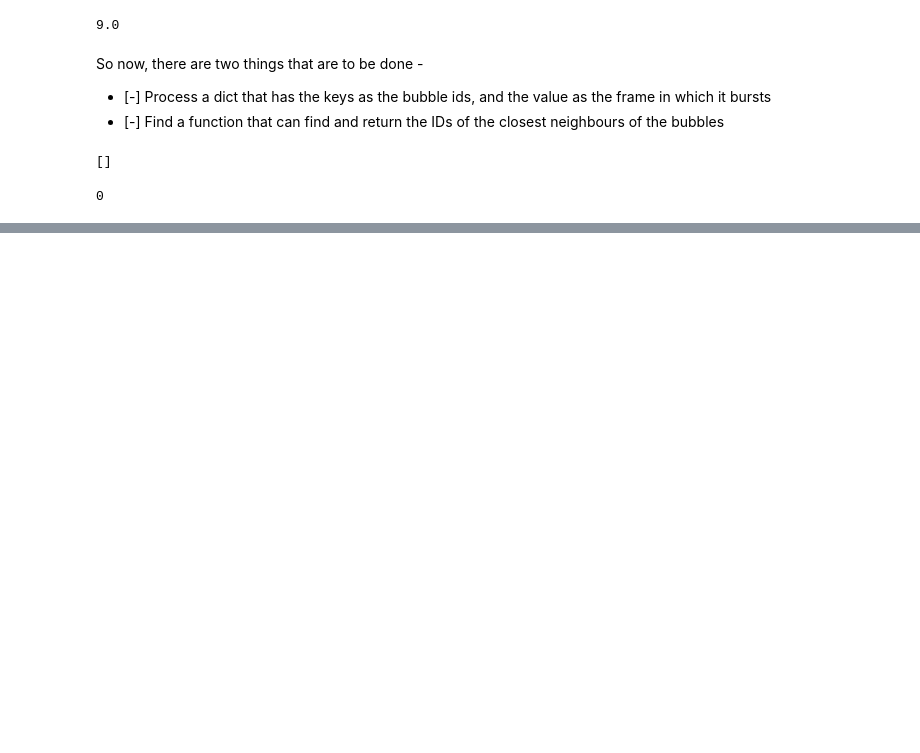
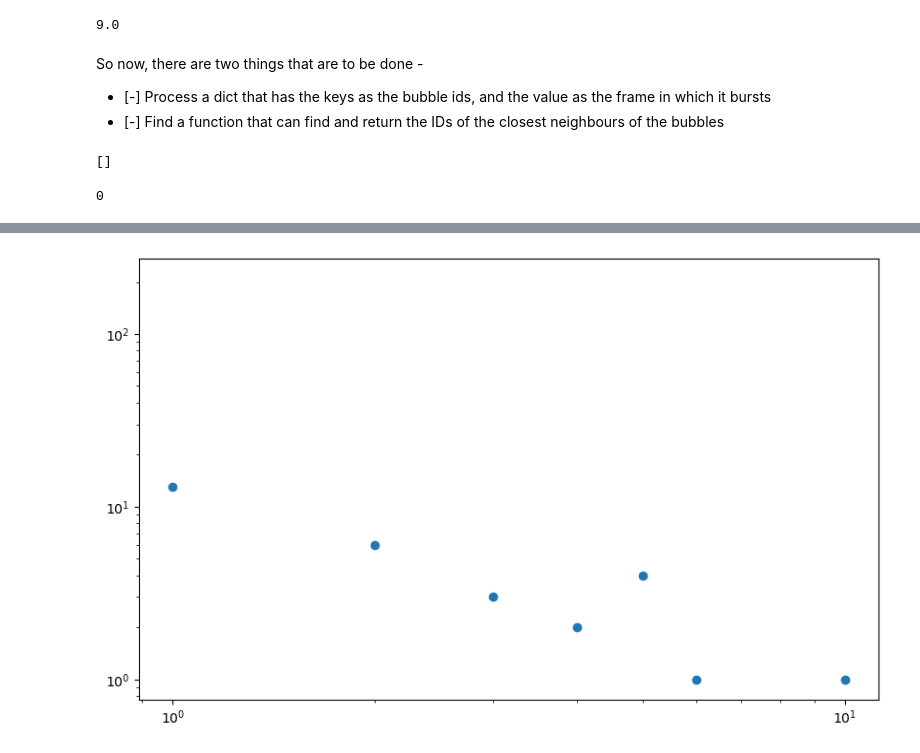
Before and after one commit to CasioWave/bubble-video-analysis, a Jupyter notebook: Bubble Analysis.ipynb, the cells around one changed output, grey strips where cells are left out. Drawn from its saved outputs; the diff is of its cells as text; code cells hidden in the pictures; blank space fills up the shorter version.

```diff
--- a/Bubble Analysis.ipynb
+++ b/Bubble Analysis.ipynb
@@ -191,0 +205,19 @@ Total avalanche size ->  0  at time 59.875
+# %%
+a = dict()
+for i in avs:
+    if i in a.keys():
+        a[i] += 1
+    else:
+        a[i] = 1
+# %%
+x = []
+y = []
+for i in a.keys():
+    x.append(i)
+    y.append(a[i])
+plt.yscale('log')
+plt.xscale('log')
+plt.scatter(x,y)
+plt.show()
+# %% [output]
+[figure, added]
```
Also changed, not shown: parts of 9 cells of this notebook.
